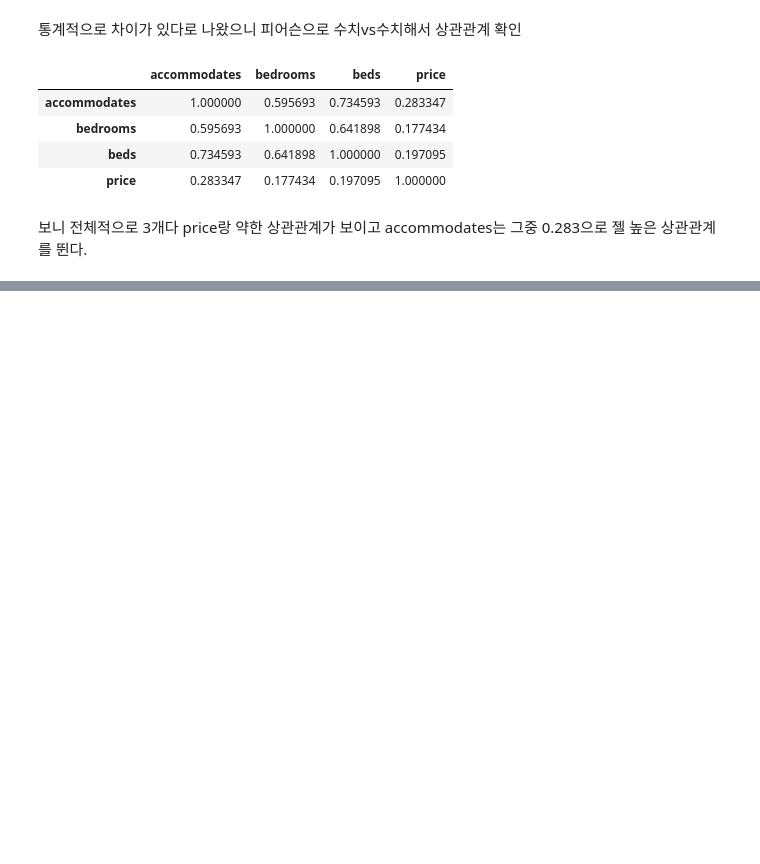
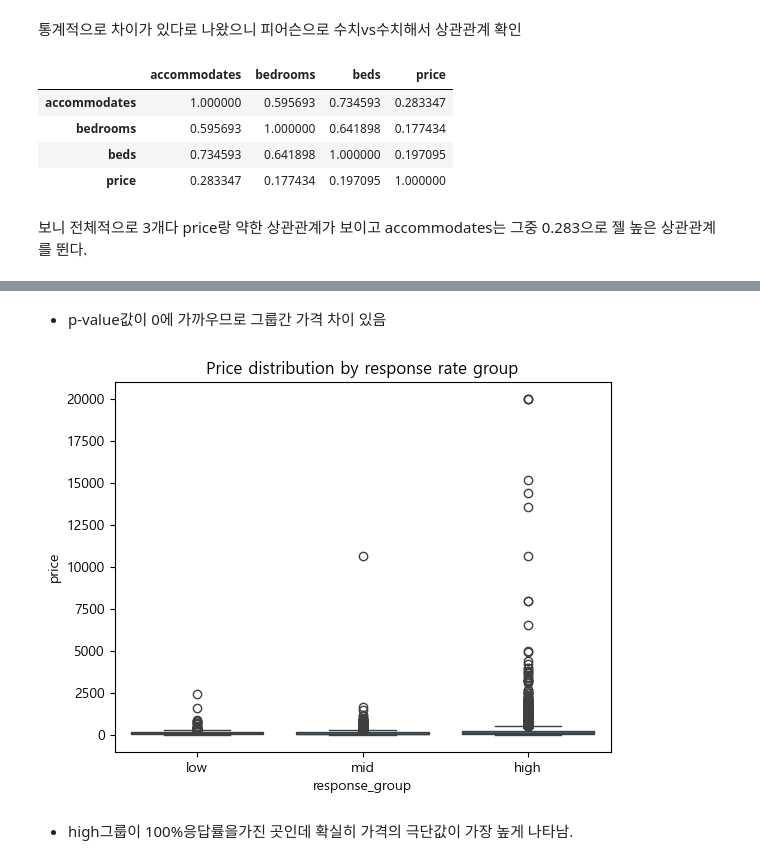
Before and after one commit to KyungminChang/data-analysis-project-BBB, a Jupyter notebook: 02_basic_statistics.ipynb, the cells around one changed output, grey strips where cells are left out. Saved outputs shown, nothing was run; the diff lists cells and outputs as text; code cells hidden in the pictures; blank space fills up the shorter version.

```diff
--- a/02_basic_statistics.ipynb
+++ b/02_basic_statistics.ipynb
@@ -713,0 +819,10 @@ clean[['accommodates', 'bedrooms', 'beds', 'price']].corr(method='pearson')
+# %% [markdown]
+- p-value값이 0에 가까우므로 그룹간 가격 차이 있음
+# %%
+# 호스트 응답률별로 어떤그룹의 차이가 젤 높은지 확인하기 위한 boxplot
+sns.boxplot(x='response_group', y='price', data=clean_response)
+plt.show()
+# %% [output]
+[figure, added]
+# %% [markdown]
+- high그룹이 100%응답률을가진 곳인데 확실히 가격의 극단값이 가장 높게 나타남.
```
Also changed, not shown: parts of 21 cells of this notebook.
